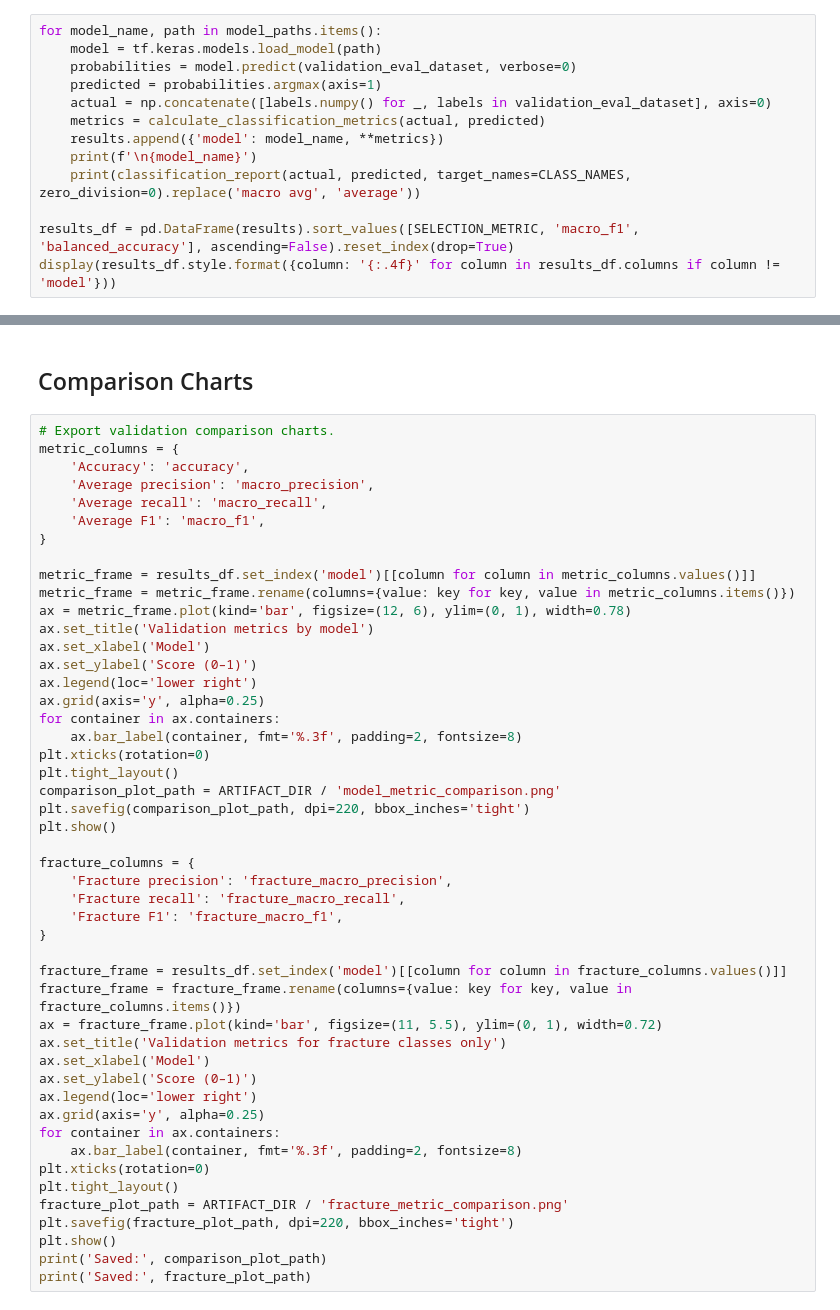
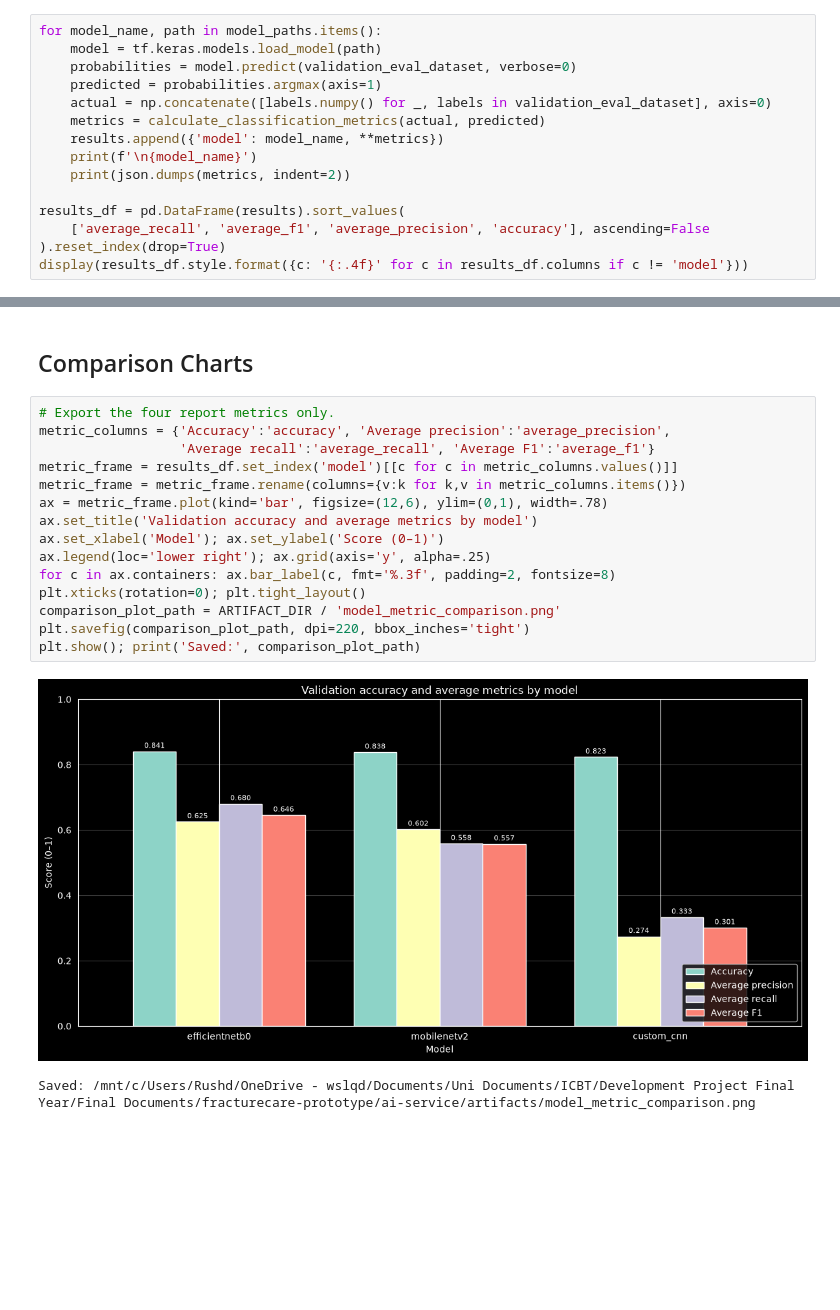
Before and after one commit to RuushTea/FractureCare, a Jupyter notebook: ai-service/notebooks/FracAtlas_Model_Comparison.ipynb, the cells around one changed output, grey strips where cells are left out. Saved outputs shown, nothing was run; the diff lists cells and outputs as text; blank space fills up the shorter version.

```diff
--- a/ai-service/notebooks/FracAtlas_Model_Comparison.ipynb
+++ b/ai-service/notebooks/FracAtlas_Model_Comparison.ipynb
@@ -137,7 +185,9 @@ for model_name, path in model_paths.items():
     metrics = calculate_classification_metrics(actual, predicted)
     results.append({'model': model_name, **metrics})
     print(f'\n{model_name}')
-    print(classification_report(actual, predicted, target_names=CLASS_NAMES, zero_division=0).replace('macro avg', 'average'))
+    print(json.dumps(metrics, indent=2))
 
-results_df = pd.DataFrame(results).sort_values([SELECTION_METRIC, 'macro_f1', 'balanced_accuracy'], ascending=False).reset_index(drop=True)
-display(results_df.style.format({column: '{:.4f}' for column in results_df.columns if column != 'model'}))
+results_df = pd.DataFrame(results).sort_values(
+    ['average_recall', 'average_f1', 'average_precision', 'accuracy'], ascending=False
+).reset_index(drop=True)
+display(results_df.style.format({c: '{:.4f}' for c in results_df.columns if c != 'model'}))
@@ -144,53 +220,23 @@ display(results_df.style.format({column: '{:.4f}' for column in results_df.colum
 # %% [markdown]
 ## Comparison Charts
 # %%
-# Export validation comparison charts.
-metric_columns = {
-    'Accuracy': 'accuracy',
-    'Average precision': 'macro_precision',
-    'Average recall': 'macro_recall',
-    'Average F1': 'macro_f1',
-}
-
-metric_frame = results_df.set_index('model')[[column for column in metric_columns.values()]]
-metric_frame = metric_frame.rename(columns={value: key for key, value in metric_columns.items()})
-ax = metric_frame.plot(kind='bar', figsize=(12, 6), ylim=(0, 1), width=0.78)
-ax.set_title('Validation metrics by model')
-ax.set_xlabel('Model')
-ax.set_ylabel('Score (0–1)')
-ax.legend(loc='lower right')
-ax.grid(axis='y', alpha=0.25)
-for container in ax.containers:
-    ax.bar_label(container, fmt='%.3f', padding=2, fontsize=8)
-plt.xticks(rotation=0)
-plt.tight_layout()
+# Export the four report metrics only.
+metric_columns = {'Accuracy':'accuracy', 'Average precision':'average_precision',
+                  'Average recall':'average_recall', 'Average F1':'average_f1'}
+metric_frame = results_df.set_index('model')[[c for c in metric_columns.values()]]
+metric_frame = metric_frame.rename(columns={v:k for k,v in metric_columns.items()})
+ax = metric_frame.plot(kind='bar', figsize=(12,6), ylim=(0,1), width=.78)
+ax.set_title('Validation accuracy and average metrics by model')
+ax.set_xlabel('Model'); ax.set_ylabel('Score (0–1)')
+ax.legend(loc='lower right'); ax.grid(axis='y', alpha=.25)
+for c in ax.containers: ax.bar_label(c, fmt='%.3f', padding=2, fontsize=8)
+plt.xticks(rotation=0); plt.tight_layout()
 comparison_plot_path = ARTIFACT_DIR / 'model_metric_comparison.png'
 plt.savefig(comparison_plot_path, dpi=220, bbox_inches='tight')
-plt.show()
-
-fracture_columns = {
-    'Fracture precision': 'fracture_macro_precision',
-    'Fracture recall': 'fracture_macro_recall',
-    'Fracture F1': 'fracture_macro_f1',
-}
-
-fracture_frame = results_df.set_index('model')[[column for column in fracture_columns.values()]]
-fracture_frame = fracture_frame.rename(columns={value: key for key, value in fracture_columns.items()})
-ax = fracture_frame.plot(kind='bar', figsize=(11, 5.5), ylim=(0, 1), width=0.72)
-ax.set_title('Validation metrics for fracture classes only')
-ax.set_xlabel('Model')
-ax.set_ylabel('Score (0–1)')
-ax.legend(loc='lower right')
-ax.grid(axis='y', alpha=0.25)
-for container in ax.containers:
-    ax.bar_label(container, fmt='%.3f', padding=2, fontsize=8)
-plt.xticks(rotation=0)
-plt.tight_layout()
-fracture_plot_path = ARTIFACT_DIR / 'fracture_metric_comparison.png'
-plt.savefig(fracture_plot_path, dpi=220, bbox_inches='tight')
-plt.show()
-print('Saved:', comparison_plot_path)
-print('Saved:', fracture_plot_path)
+plt.show(); print('Saved:', comparison_plot_path)
+# %% [output]
+[figure, added]
+Saved: /mnt/c/Users/Rushd/OneDrive - wslqd/Documents/Uni Documents/ICBT/Development Project Final Year/Final Documents/fracturecare-prototype/ai-service/artifacts/model_metric_comparison.png
 # %%
 best_result = select_best_result(results)
 best_name = best_result['model']
```
Also changed, not shown: parts of 6 cells of this notebook, 11 other files.
